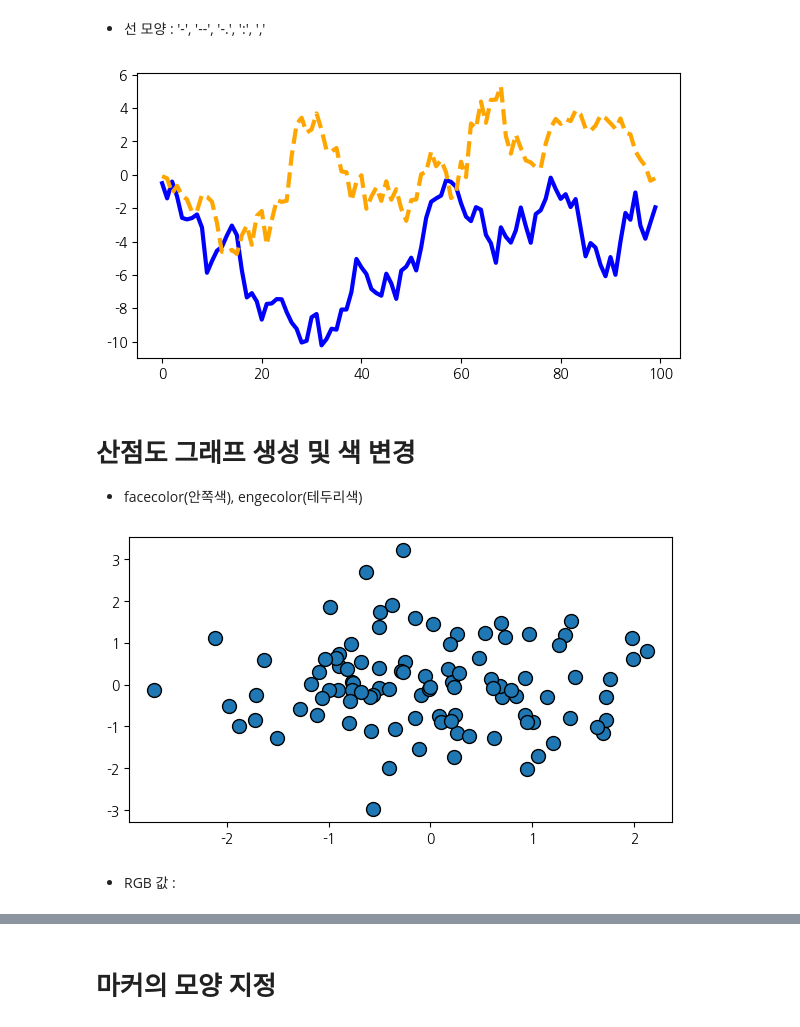
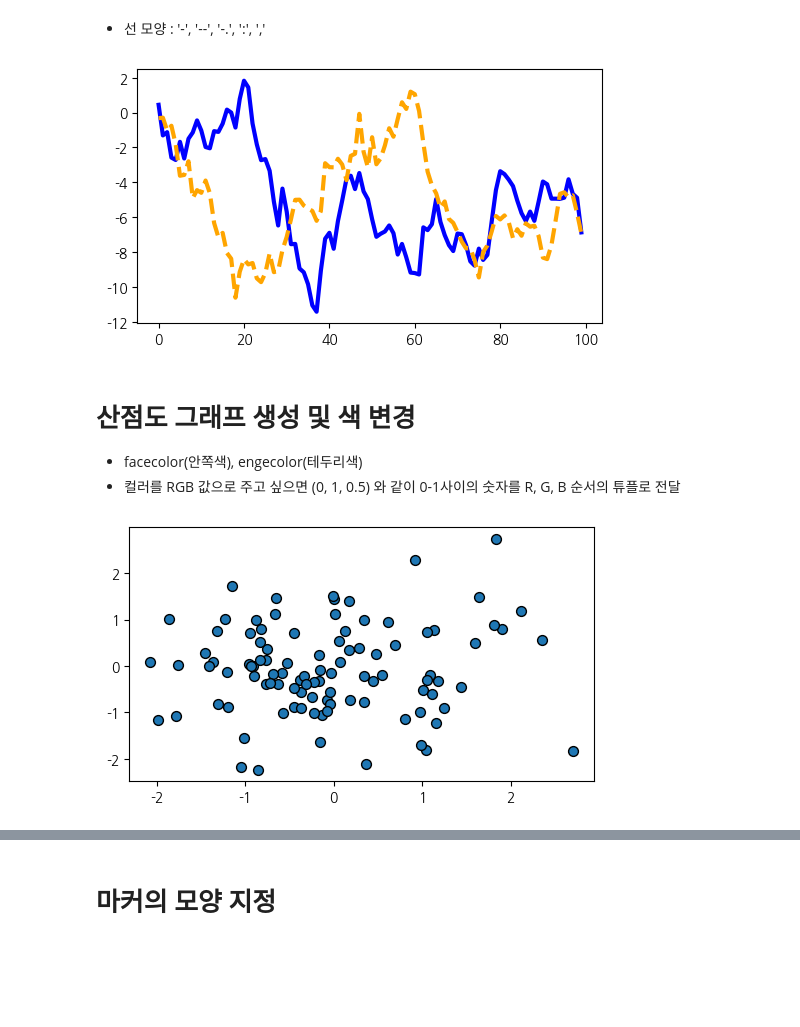
Before and after one commit to KEEPGOINGNOW/Fintech_Service_2nd, a Jupyter notebook: 05_Machine_Learning/04_matplotlib_사용법.ipynb, the cells around one changed output, grey strips where cells are left out. Cells and saved outputs as stored; diff of their text form; code cells hidden in the pictures; blank space fills up the shorter version.

Commit message:
Data_Analysis_39

```diff
--- a/05_Machine_Learning/04_matplotlib_사용법.ipynb
+++ b/05_Machine_Learning/04_matplotlib_사용법.ipynb
@@ -160,22 +190,38 @@ len(data1)
 # %% [markdown]
 - 선 모양 : '-', '--', '-.', ':', ','
 # %%
-fig, ax = plt.subplots(figsize=(7,3.7))
+# 4개의 랜덤한 데이터 생성(100개의 난수 생성)
+data1, data2, data3, data4 = np.random.randn(4, 100)
+
+# 그래프 그릴 공간 설정
+fig, ax = plt.subplots(figsize=(6,3.3))
+
+# x축 값 생성(data1의 길이만큼 0부터 순차 입력)
 x = np.arange(len(data1))
+
+# x축에 x, data1의 누적합/data2의 누적합 그래프 생성
 ax.plot(x, np.cumsum(data1), color='blue', linewidth=3, linestyle='-')
 ax.plot(x, np.cumsum(data2), color='orange', linewidth=3, linestyle='--')
+
+# 그래프 출력
 plt.show()
 # %% [output]
-[figure, old version]
+[figure, new version]
 # %% [markdown]
 # 산점도 그래프 생성 및 색 변경
 - facecolor(안쪽색), engecolor(테두리색)
+- 컬러를 RGB 값으로 주고 싶으면 (0, 1, 0.5) 와 같이 0-1사이의 숫자를 R, G, B 순서의 튜플로 전달
 # %%
-fig, ax = plt.subplots(figsize=(7,3.7))
-ax.scatter(data1, data2, s=100, facecolor='C0', edgecolor='k')
+# 그래프 그릴 공간 설정
+fig, ax = plt.subplots(figsize=(6,3.3))
+
+# 산점도 그래프 생성
+# X좌표(data1), Y좌표(data2)
+# 마커 크기(50), 마커 내부 색상(C0), 마커 테두리 색상(k)
+ax.scatter(data1, data2, s=50, facecolor='C0', edgecolor='k')
+
+# 그래프 출력
 plt.show()
 # %% [output]
-[figure, old version]
+[figure, new version]
-# %% [markdown]
-- RGB 값 :
 # %%
```
Also changed, not shown: parts of 12 cells of this notebook, 3 other files.
